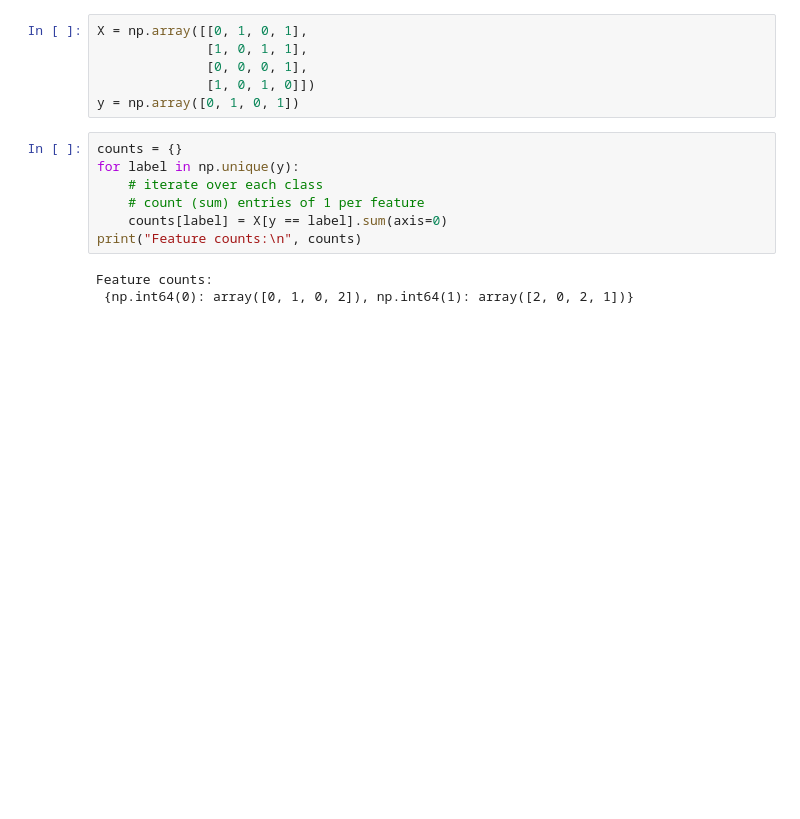
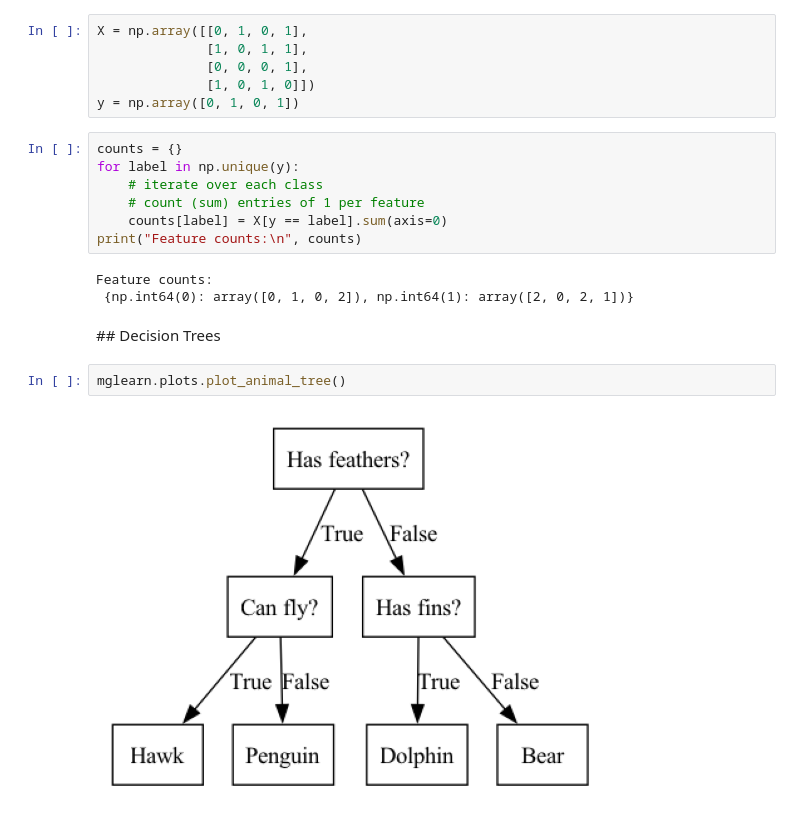
Before and after one commit to hugoangeles0810/introduction_to_ml_with_python, a Jupyter notebook: notebooks/chapter_02/Supervised Machine Learning.ipynb, the cells around one changed output. Drawn from its saved outputs; the diff is of its cells as text; blank space fills up the shorter version.

```diff
--- a/notebooks/chapter_02/Supervised Machine Learning.ipynb
+++ b/notebooks/chapter_02/Supervised Machine Learning.ipynb
@@ -522,3 +522,9 @@ print("Feature counts:\n", counts)
 # %% [output]
 Feature counts:
  {np.int64(0): array([0, 1, 0, 2]), np.int64(1): array([2, 0, 2, 1])}
+# %% [markdown]
+## Decision Trees
+# %%
+mglearn.plots.plot_animal_tree()
+# %% [output]
+[figure, added]
```
Also changed, not shown: parts of 17 cells of this notebook, 4 other files.
